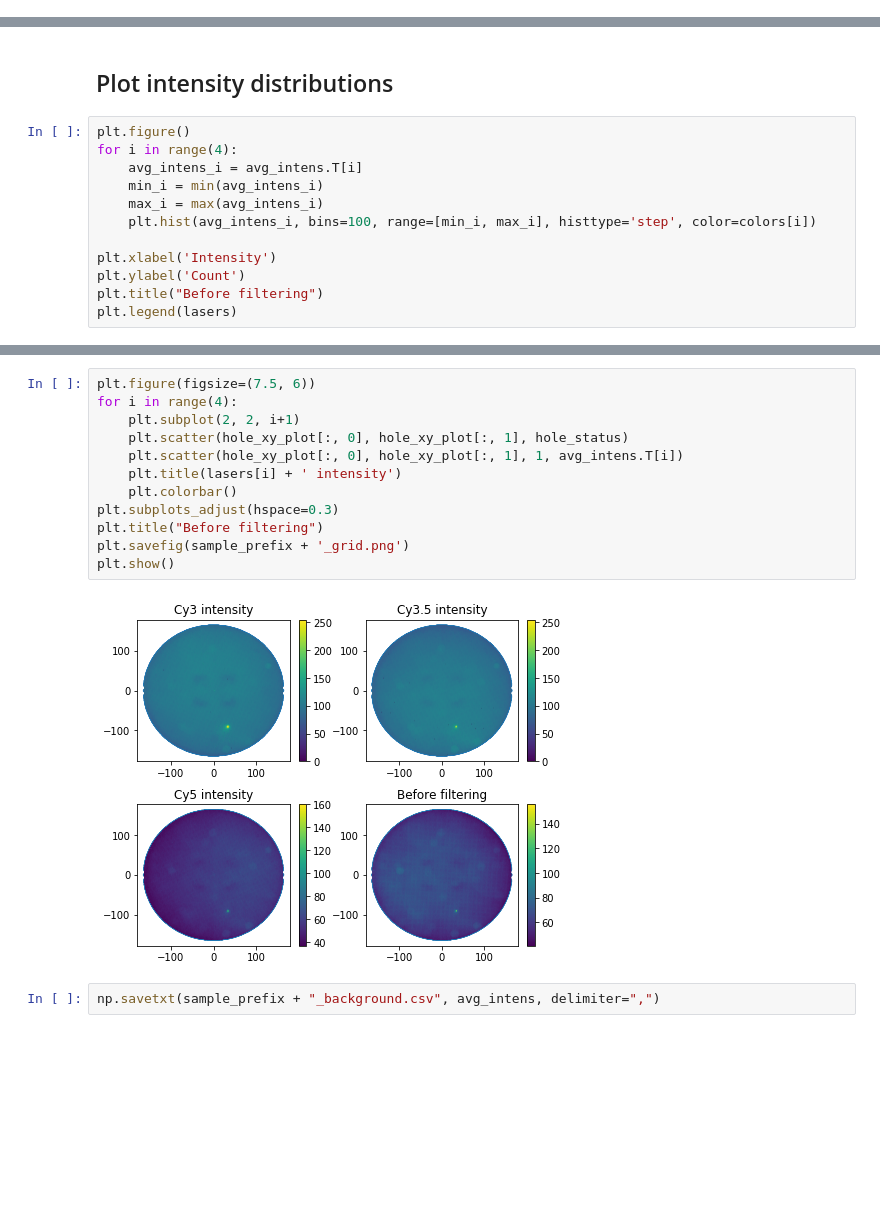
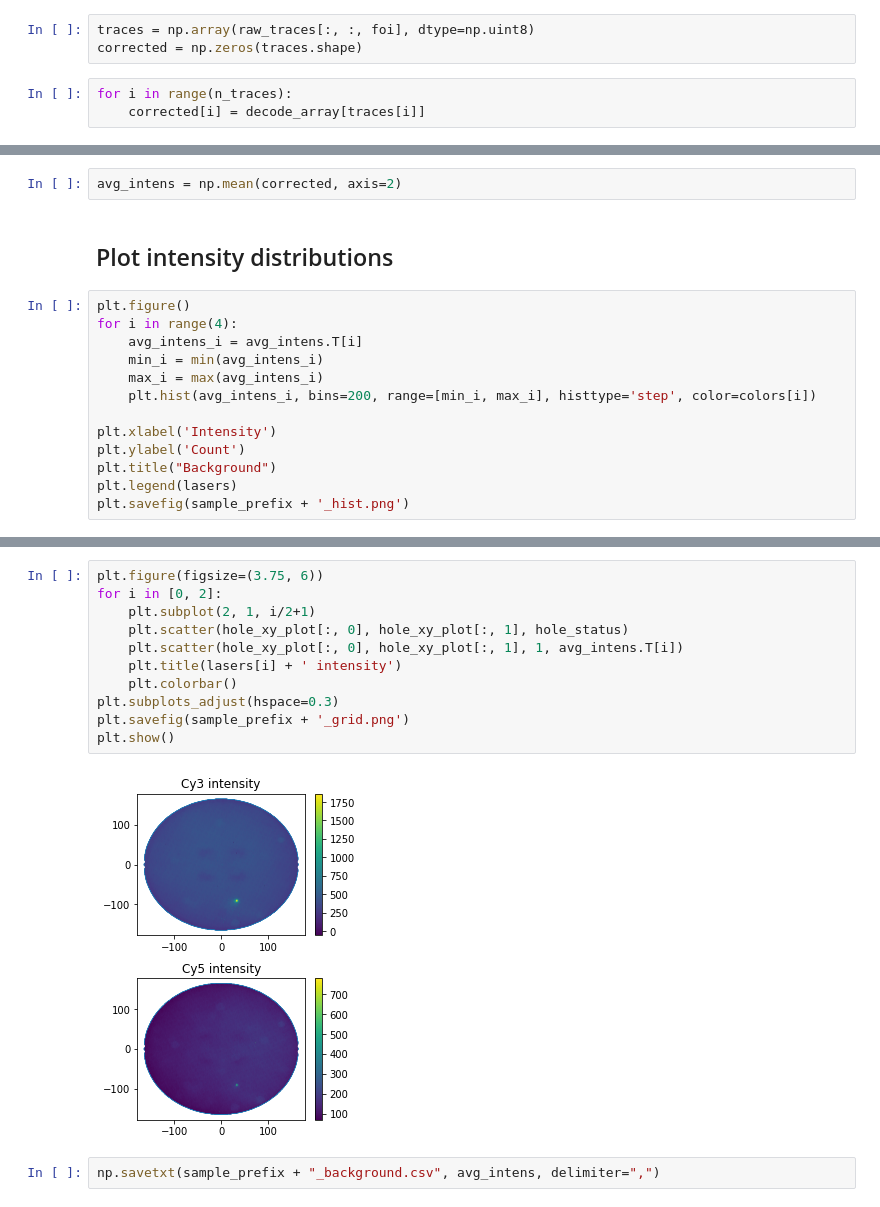
Before and after one commit to ashleefeng/pacbio, a Jupyter notebook: PacBio_read_10min_190215_blank.ipynb, the cells around one changed output, grey strips where cells are left out. Saved outputs shown, nothing was run; the diff lists cells and outputs as text; blank space fills up the shorter version.

```diff
--- a/PacBio_read_10min_190215_blank.ipynb
+++ b/PacBio_read_10min_190215_blank.ipynb
@@ -84,0 +78,6 @@ avg_intens = np.mean(traces, axis=2)
+# %%
+traces = np.array(raw_traces[:, :, foi], dtype=np.uint8)
+corrected = np.zeros(traces.shape)
+# %%
+for i in range(n_traces):
+    corrected[i] = decode_array[traces[i]]
@@ -85,3 +90,5 @@ avg_intens = np.mean(traces, axis=2)
+# %%
+avg_intens = np.mean(corrected, axis=2)
 # %% [markdown]
 ## Plot intensity distributions
 # %%
@@ -90,10 +97,11 @@ for i in range(4):
     avg_intens_i = avg_intens.T[i]
     min_i = min(avg_intens_i)
     max_i = max(avg_intens_i)
-    plt.hist(avg_intens_i, bins=100, range=[min_i, max_i], histtype='step', color=colors[i])
+    plt.hist(avg_intens_i, bins=200, range=[min_i, max_i], histtype='step', color=colors[i])
 
 plt.xlabel('Intensity')
 plt.ylabel('Count')
-plt.title("Before filtering")
+plt.title("Background")
 plt.legend(lasers)
+plt.savefig(sample_prefix + '_hist.png')
 # %% [output]
@@ -102,16 +109,15 @@ plt.legend(lasers)
 # %%
-plt.figure(figsize=(7.5, 6))
-for i in range(4):
-    plt.subplot(2, 2, i+1)
+plt.figure(figsize=(3.75, 6))
+for i in [0, 2]:
+    plt.subplot(2, 1, i/2+1)
     plt.scatter(hole_xy_plot[:, 0], hole_xy_plot[:, 1], hole_status)
     plt.scatter(hole_xy_plot[:, 0], hole_xy_plot[:, 1], 1, avg_intens.T[i])
     plt.title(lasers[i] + ' intensity')
     plt.colorbar()
 plt.subplots_adjust(hspace=0.3)
-plt.title("Before filtering")
 plt.savefig(sample_prefix + '_grid.png')
 plt.show()
 # %% [output]
-[figure, old version]
+[figure, new version]
 # %%
 np.savetxt(sample_prefix + "_background.csv", avg_intens, delimiter=",")
```
Also changed, not shown: parts of 10 cells of this notebook, 9 other files.
